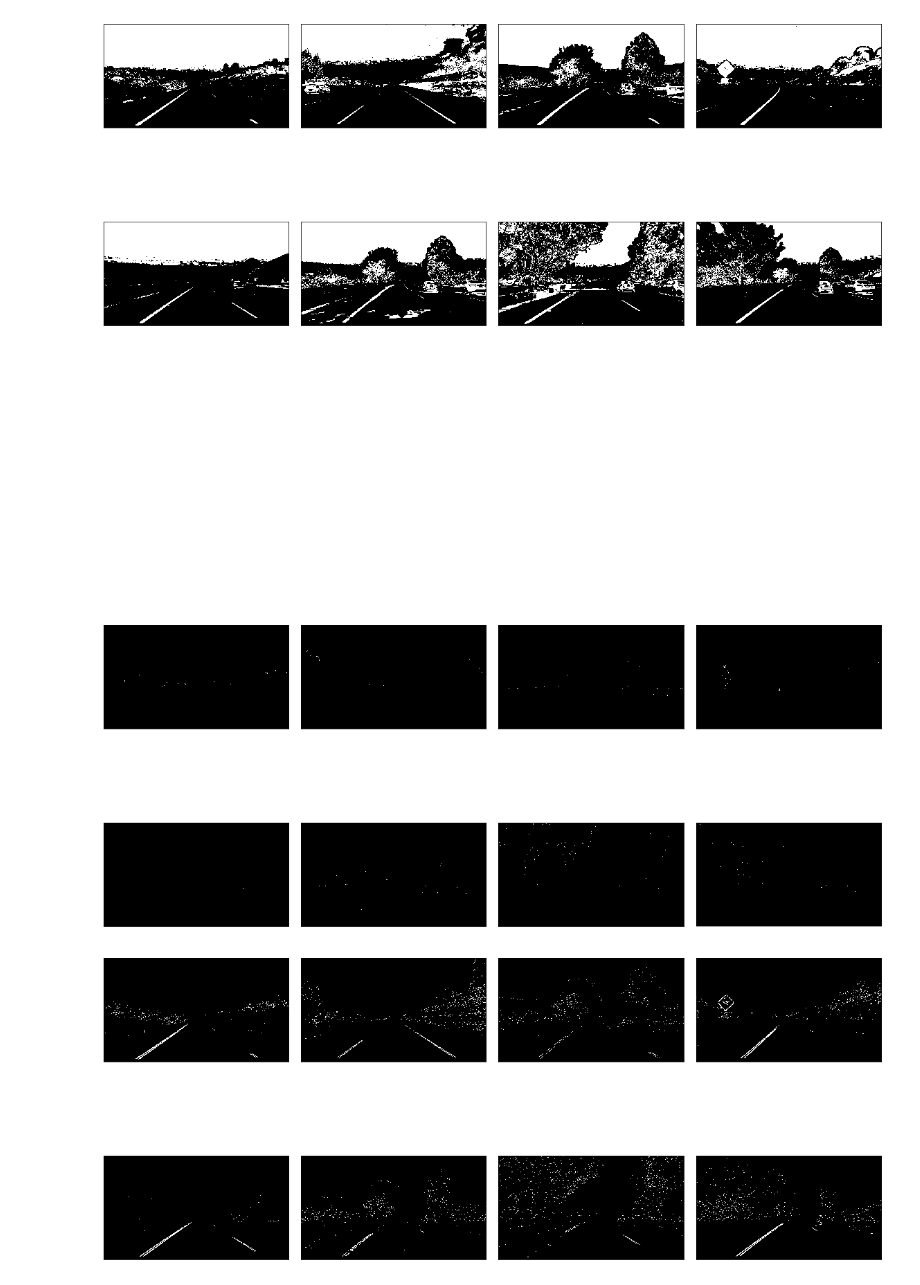
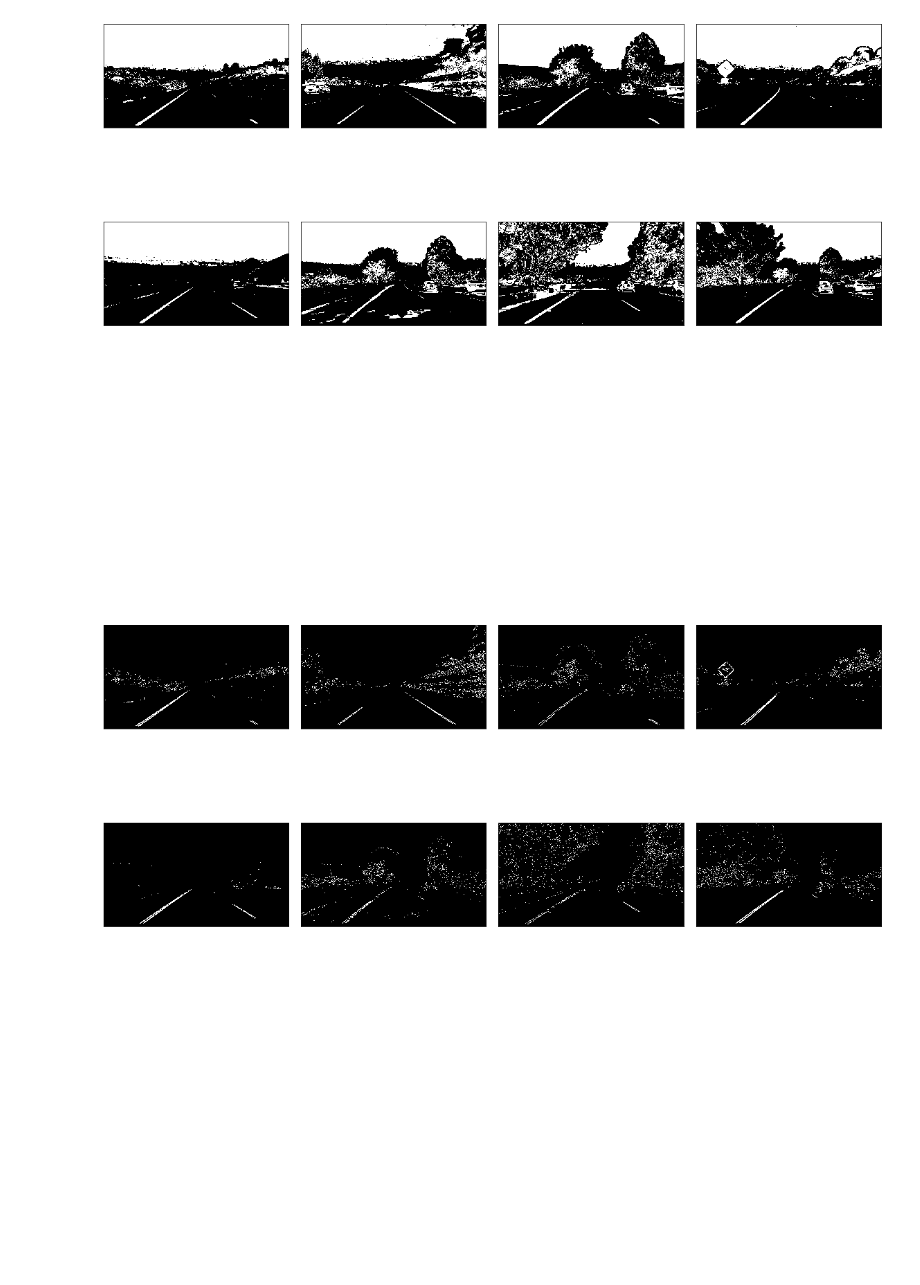
Before and after one commit to mastah43/CarND-Advanced-Lane-Lines, a Jupyter notebook: lane_finding.ipynb, the cells around one changed output. Drawn from its saved outputs; the diff is of its cells as text; code cells hidden in the pictures; blank space fills up the shorter version.

```diff
--- a/lane_finding.ipynb
+++ b/lane_finding.ipynb
@@ -90,30 +90,18 @@ plot_images_grid(imgs_color, cmap='gray')
 # %%
 import lane_isolator
 importlib.reload(lane_isolator)
 from lane_isolator import LaneIsolator
-lane_isolator1 = LaneIsolator(
-    ksize=5,
-    gradx_thresh=(10, 100),
-    grady_thresh=(0, 255),
-    mag_thresh=(50, 255),
-    dir_thresh = (0, np.pi / 8))
-imgs_lanes1  = [lane_isolator1.isolate_lanes(img) for img in imgs_undistorted]
-plot_images_grid(imgs_lanes1, cmap='gray')
-
-lane_isolator2 = LaneIsolator(
+lane_isolator = LaneIsolator(
     ksize=15,
     gradx_thresh=(30, 255),
     grady_thresh=(0, 255),
-    mag_thresh=(20, 255),
+    mag_thresh=(10, 255),
     dir_thresh = (0.7, 1.3))
-imgs_lanes2  = [lane_isolator2.isolate_lanes(img) for img in imgs_undistorted]
-plot_images_grid(imgs_lanes2, cmap='gray')
-
-imgs_lanes = imgs_lanes2
+imgs_lanes  = [lane_isolator.isolate_lanes(img) for img in imgs_undistorted]
+plot_images_grid(imgs_lanes, cmap='gray')
 # %% [output]
 [figure]
-[figure, old version]
+[figure, new version]
-[figure, removed]
 # %%
 import camera_birdview_transform
 importlib.reload(camera_birdview_transform)
```
Also changed, not shown: parts of 9 cells of this notebook, 2 other files.
